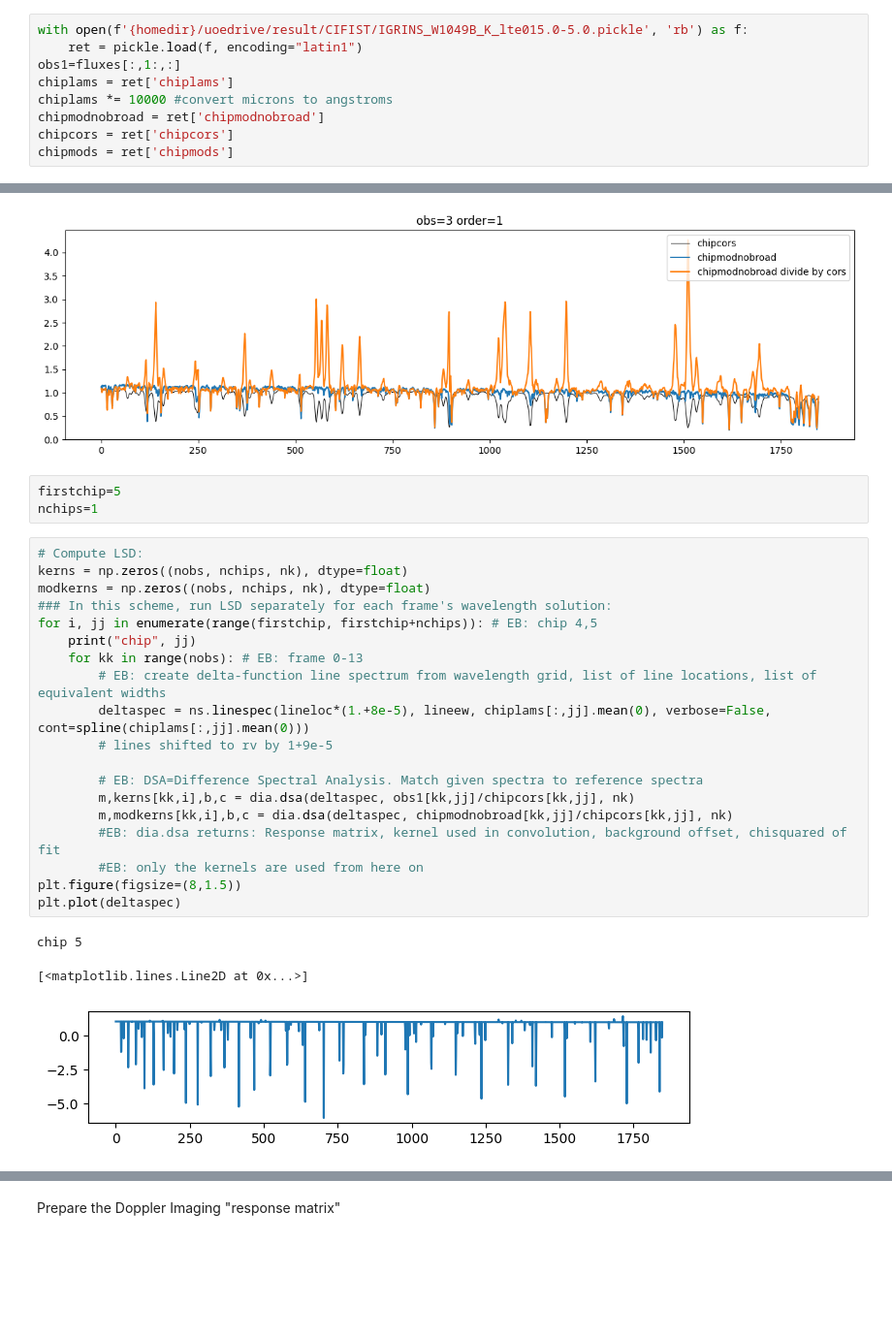
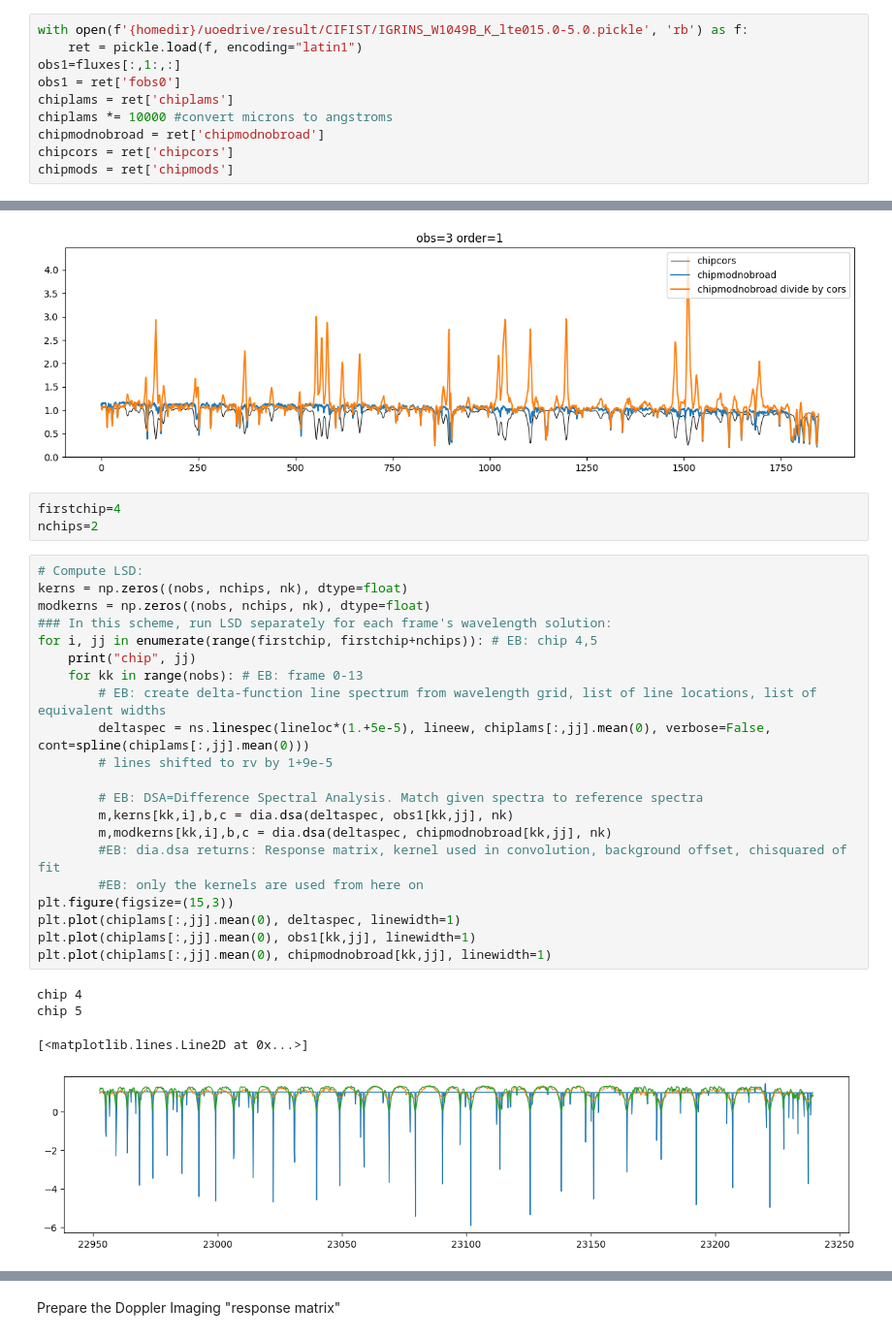
Before and after one commit to alphalyncis/dopplerimg, a Jupyter notebook: doppler/dopplemap_IGRINS.ipynb, the cells around one changed output, grey strips where cells are left out. Shown: that part at 97% size. Saved outputs shown, nothing was run; the diff lists cells and outputs as text; blank space fills up the shorter version.

Commit message:
check line deltaspec to match

```diff
--- a/doppler/dopplemap_IGRINS.ipynb
+++ b/doppler/dopplemap_IGRINS.ipynb
@@ -56,6 +60,7 @@ nchips = 2
 with open(f'{homedir}/uoedrive/result/CIFIST/IGRINS_W1049B_K_lte015.0-5.0.pickle', 'rb') as f:
     ret = pickle.load(f, encoding="latin1")
 obs1=fluxes[:,1:,:]
+obs1 = ret['fobs0']
 chiplams = ret['chiplams']
 chiplams *= 10000 #convert microns to angstroms
 chipmodnobroad = ret['chipmodnobroad']
@@ -154,31 +154,34 @@ plt.legend(loc=1)
 <matplotlib.legend.Legend at 0x...>
 [figure]
 # %%
-firstchip=5
-nchips=1
+firstchip=4
+nchips=2
 # %%
 # Compute LSD:
 kerns = np.zeros((nobs, nchips, nk), dtype=float)
 modkerns = np.zeros((nobs, nchips, nk), dtype=float)
 ### In this scheme, run LSD separately for each frame's wavelength solution:
 for i, jj in enumerate(range(firstchip, firstchip+nchips)): # EB: chip 4,5
     print("chip", jj)
     for kk in range(nobs): # EB: frame 0-13
         # EB: create delta-function line spectrum from wavelength grid, list of line locations, list of equivalent widths
-        deltaspec = ns.linespec(lineloc*(1.+8e-5), lineew, chiplams[:,jj].mean(0), verbose=False, cont=spline(chiplams[:,jj].mean(0)))
+        deltaspec = ns.linespec(lineloc*(1.+5e-5), lineew, chiplams[:,jj].mean(0), verbose=False, cont=spline(chiplams[:,jj].mean(0)))
         # lines shifted to rv by 1+9e-5
 
         # EB: DSA=Difference Spectral Analysis. Match given spectra to reference spectra
-        m,kerns[kk,i],b,c = dia.dsa(deltaspec, obs1[kk,jj]/chipcors[kk,jj], nk)
-        m,modkerns[kk,i],b,c = dia.dsa(deltaspec, chipmodnobroad[kk,jj]/chipcors[kk,jj], nk)
+        m,kerns[kk,i],b,c = dia.dsa(deltaspec, obs1[kk,jj], nk)
+        m,modkerns[kk,i],b,c = dia.dsa(deltaspec, chipmodnobroad[kk,jj], nk)
 		#EB: dia.dsa returns: Response matrix, kernel used in convolution, background offset, chisquared of fit
 		#EB: only the kernels are used from here on
-plt.figure(figsize=(8,1.5))
-plt.plot(deltaspec)
+plt.figure(figsize=(15,3))
+plt.plot(chiplams[:,jj].mean(0), deltaspec, linewidth=1)
+plt.plot(chiplams[:,jj].mean(0), obs1[kk,jj], linewidth=1)
+plt.plot(chiplams[:,jj].mean(0), chipmodnobroad[kk,jj], linewidth=1)
 # %% [output]
+chip 4
 chip 5
 [<matplotlib.lines.Line2D at 0x...>]
-[figure, old version]
+[figure, new version]
 # %%
 # Compute LSD velocity grid:
 dbeta = np.diff(chiplams).mean()/chiplams.mean() # EB: np.diff returns array containing the difference between elements of the array provided. so dbeta will be mean difference/mean value.
```
Also changed, not shown: parts of 12 cells of this notebook, 5 other files.
